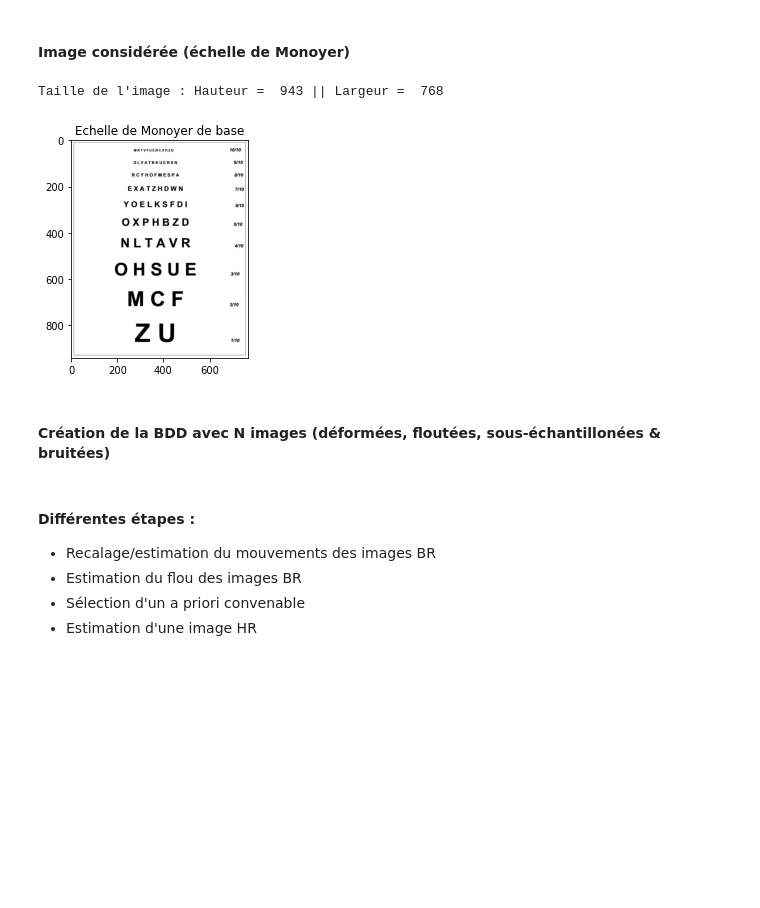
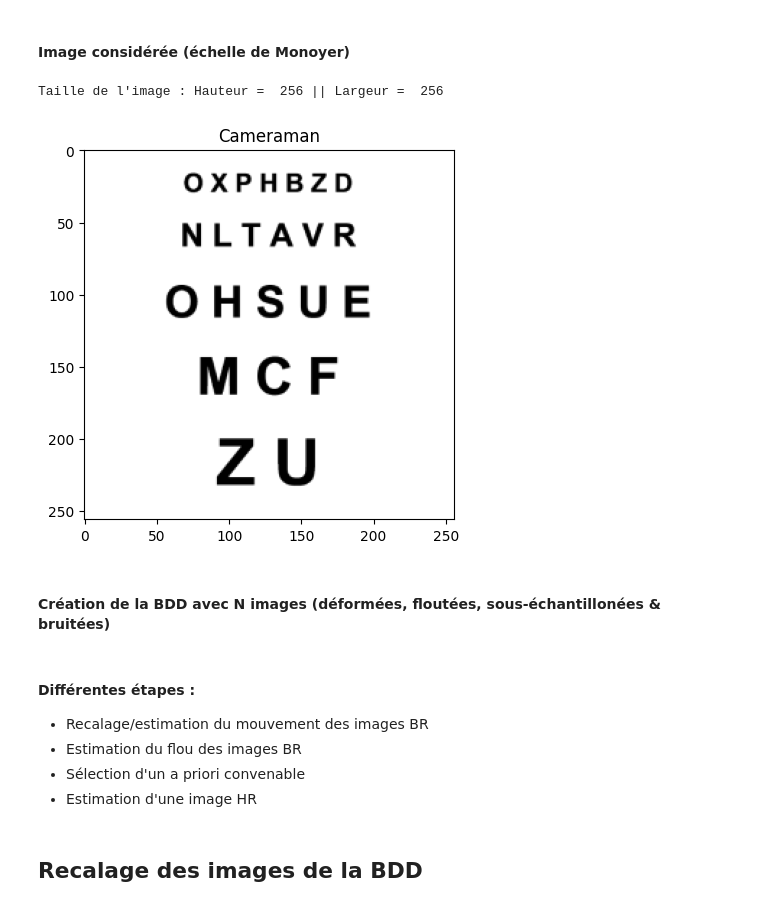
Before and after one commit to zoeducourau/Projet_fin_majeure, a Jupyter notebook: main script.ipynb, the cells around one changed output. Saved outputs shown, nothing was run; the diff lists cells and outputs as text; code cells hidden in the pictures; blank space fills up the shorter version.

```diff
--- a/main script.ipynb
+++ b/main script.ipynb
@@ -16,18 +14,18 @@ os.makedirs('BDD')
 # %% [markdown]
 #### Image considérée (échelle de Monoyer)
 # %%
-filename = 'Echelle-Monoyer.png'
+filename = 'monoyer-square.png'
 
-IMAGE_nb = cv2.imread(filename,0)
+IMAGE_nb = cv2.resize(cv2.imread(filename,0), dsize=(256, 256), interpolation=cv2.INTER_CUBIC)
 [H,W] = IMAGE_nb.shape
 
 print("Taille de l'image : Hauteur = ", H, "|| Largeur = " , W)
 
-plt.imshow(IMAGE_nb,cmap='gray')
-plt.title('Echelle de Monoyer de base')
+plt.imshow(IMAGE_nb, cmap='gray')
+plt.title('Cameraman')
 plt.show()
 # %% [output]
-Taille de l'image : Hauteur =  943 || Largeur =  768
+Taille de l'image : Hauteur =  256 || Largeur =  256
-[figure, old version]
+[figure, new version]
 # %% [markdown]
 #### Création de la BDD avec N images (déformées, floutées, sous-échantillonées & bruitées)
@@ -51,6 +79,8 @@ for i in range (1,N):
 # %% [markdown]
 #### Différentes étapes :
-- Recalage/estimation du mouvements des images BR
+- Recalage/estimation du mouvement des images BR
 - Estimation du flou des images BR
 - Sélection d'un a priori convenable
 - Estimation d'une image HR
+# %% [markdown]
+## Recalage des images de la BDD
```
Also changed, not shown: parts of 12 cells of this notebook.
